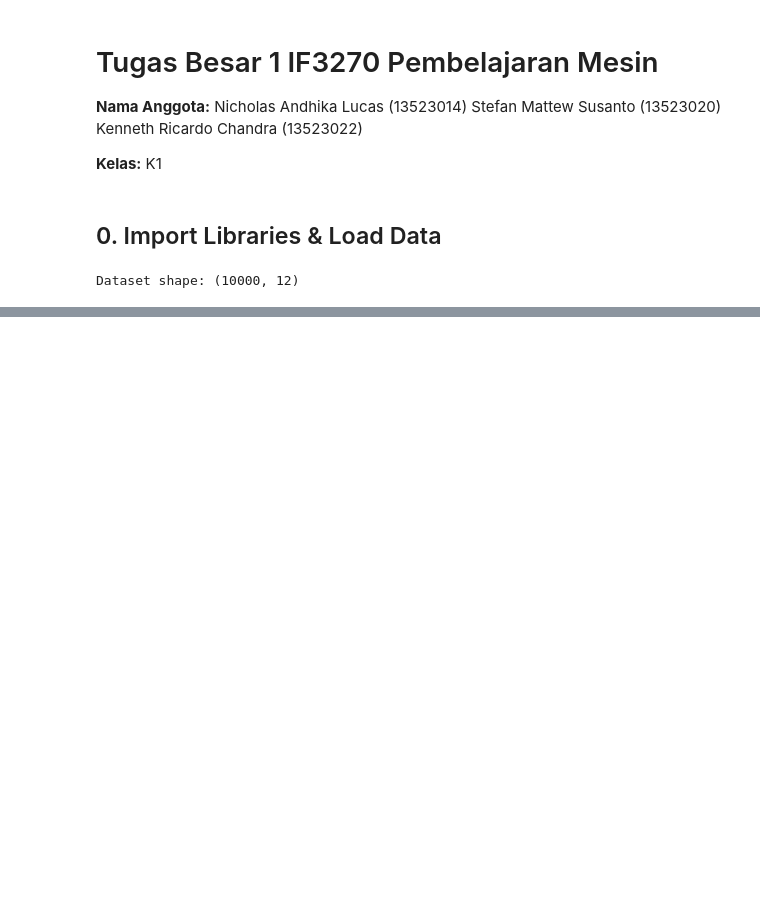
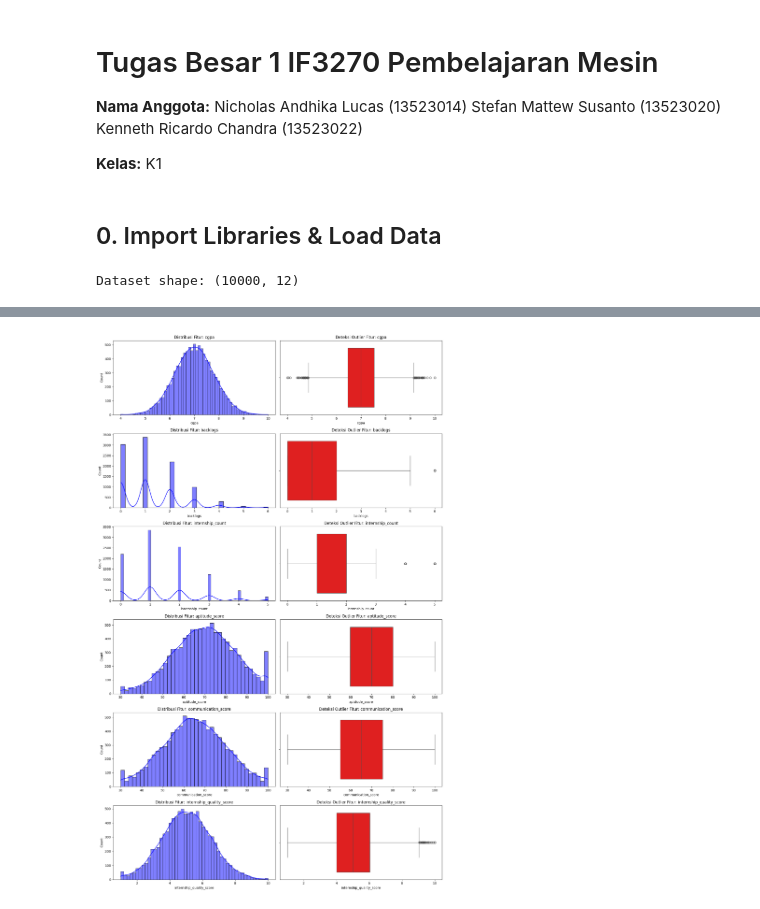
Before and after one commit to StefanMattew/MagangLearning-Tubes-IF3270, a Jupyter notebook: src/Pengujian.ipynb, the cells around one changed output, grey strips where cells are left out. Cells and saved outputs as stored; diff of their text form; code cells hidden in the pictures; blank space fills up the shorter version.

```diff
--- a/src/Pengujian.ipynb
+++ b/src/Pengujian.ipynb
@@ -46,0 +168,16 @@ Dataset shape: (10000, 12)
+# %%
+plt.figure(figsize=(15, len(num_cols) * 4))
+for i, col in enumerate(num_cols):
+
+    plt.subplot(len(num_cols), 2, 2 * i + 1)
+    sns.histplot(df[col], kde=True, color='blue')
+    plt.title(f'Distribusi Fitur: {col}')
+
+    plt.subplot(len(num_cols), 2, 2 * i + 2)
+    sns.boxplot(x=df[col], color='red')
+    plt.title(f'Deteksi Outlier Fitur: {col}')
+
+plt.tight_layout()
+plt.show()
+# %% [output]
+[figure, added]
```
Also changed, not shown: parts of 19 cells of this notebook.
